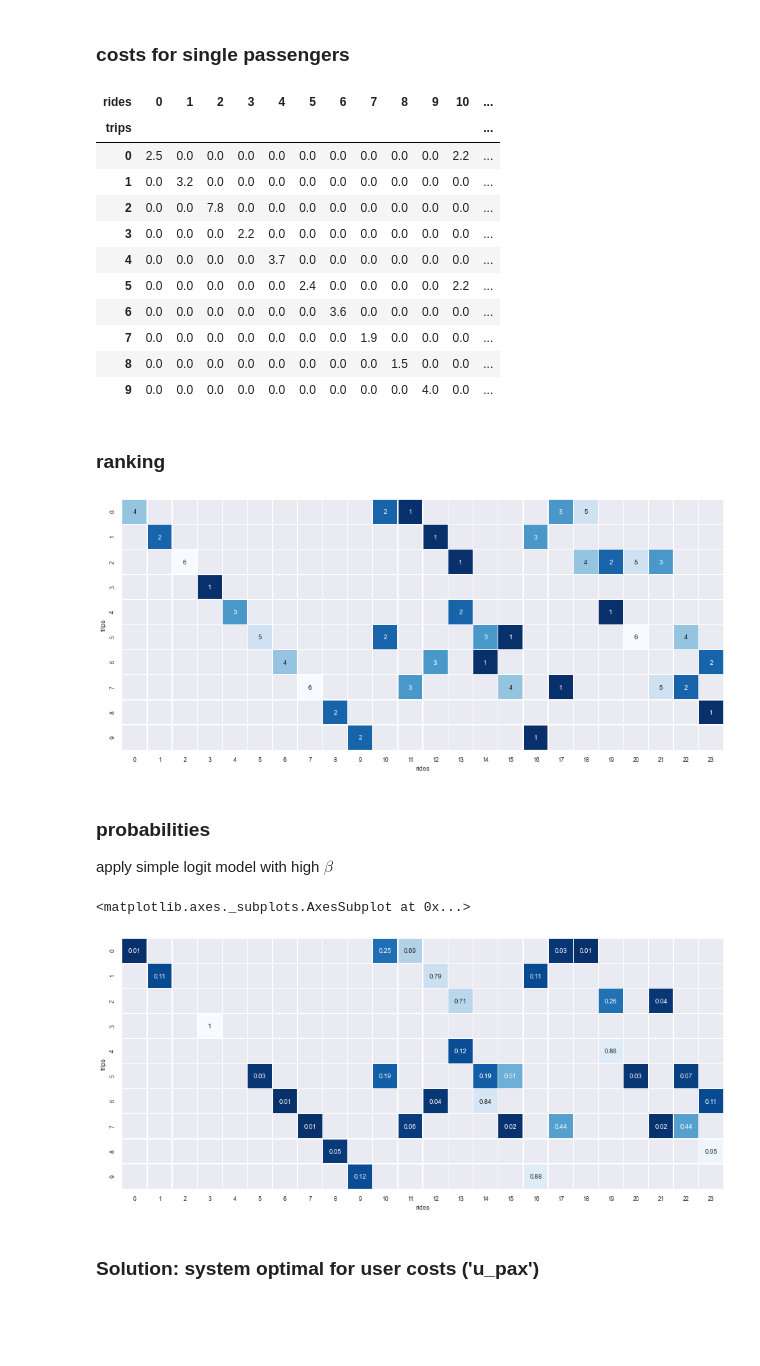
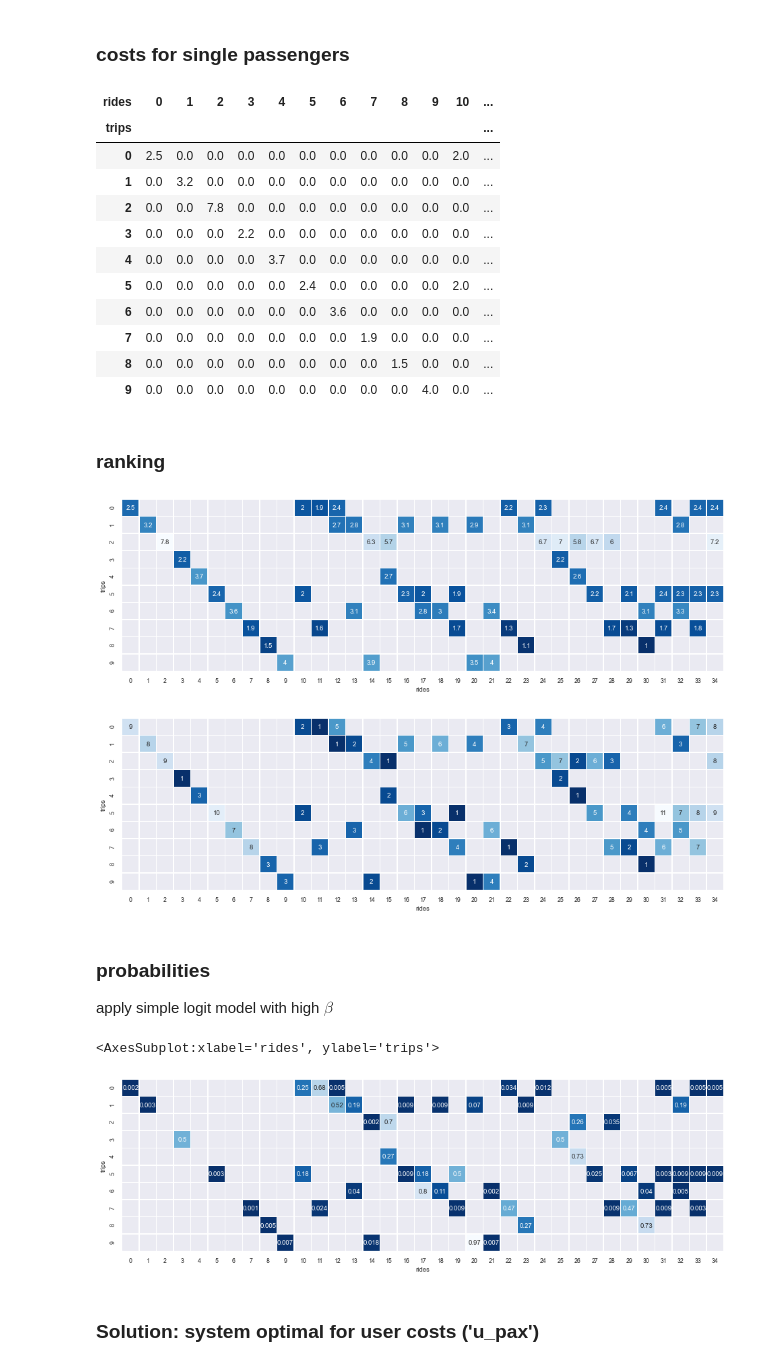
Before and after one commit to RafalKucharskiPK/ExMAS, a Jupyter notebook: ExMAS/spinoffs/game/toy.ipynb, the cells around one changed output. Saved outputs shown, nothing was run; the diff lists cells and outputs as text; code cells hidden in the pictures; blank space fills up the shorter version.

```diff
--- a/ExMAS/spinoffs/game/toy.ipynb
+++ b/ExMAS/spinoffs/game/toy.ipynb
@@ -43,6 +40,7 @@ params.matching_obj = 'u_pax'
 inData = ExMAS.utils.load_G(inData, params, stats=True)  # download the graph
 inData.requests = ExMAS.utils.load_requests('ExMAS/spinoffs/game/toy.csv')
 # %%
+params.shared_discount = 0.5
 inData = ExMAS.main(inData, params, plot = False)
 KPIs = inData.sblts.res.to_frame('u_pax')
 # %% [markdown]
@@ -100,25 +98,32 @@ m_user_costs
 # %% [output]
 | rides | 0 | 1 | 2 | 3 | 4 | 5 | 6 | 7 | 8 | 9 | 10 | ... |
 | trips |  |  |  |  |  |  |  |  |  |  |  | ... |
-| 0 | 2.5 | 0.0 | 0.0 | 0.0 | 0.0 | 0.0 | 0.0 | 0.0 | 0.0 | 0.0 | 2.2 | ... |
+| 0 | 2.5 | 0.0 | 0.0 | 0.0 | 0.0 | 0.0 | 0.0 | 0.0 | 0.0 | 0.0 | 2.0 | ... |
 | 1 | 0.0 | 3.2 | 0.0 | 0.0 | 0.0 | 0.0 | 0.0 | 0.0 | 0.0 | 0.0 | 0.0 | ... |
 | 2 | 0.0 | 0.0 | 7.8 | 0.0 | 0.0 | 0.0 | 0.0 | 0.0 | 0.0 | 0.0 | 0.0 | ... |
 | 3 | 0.0 | 0.0 | 0.0 | 2.2 | 0.0 | 0.0 | 0.0 | 0.0 | 0.0 | 0.0 | 0.0 | ... |
 | 4 | 0.0 | 0.0 | 0.0 | 0.0 | 3.7 | 0.0 | 0.0 | 0.0 | 0.0 | 0.0 | 0.0 | ... |
-| 5 | 0.0 | 0.0 | 0.0 | 0.0 | 0.0 | 2.4 | 0.0 | 0.0 | 0.0 | 0.0 | 2.2 | ... |
+| 5 | 0.0 | 0.0 | 0.0 | 0.0 | 0.0 | 2.4 | 0.0 | 0.0 | 0.0 | 0.0 | 2.0 | ... |
 | 6 | 0.0 | 0.0 | 0.0 | 0.0 | 0.0 | 0.0 | 3.6 | 0.0 | 0.0 | 0.0 | 0.0 | ... |
 | 7 | 0.0 | 0.0 | 0.0 | 0.0 | 0.0 | 0.0 | 0.0 | 1.9 | 0.0 | 0.0 | 0.0 | ... |
 | 8 | 0.0 | 0.0 | 0.0 | 0.0 | 0.0 | 0.0 | 0.0 | 0.0 | 1.5 | 0.0 | 0.0 | ... |
 | 9 | 0.0 | 0.0 | 0.0 | 0.0 | 0.0 | 0.0 | 0.0 | 0.0 | 0.0 | 4.0 | 0.0 | ... |
 # %% [markdown]
 ### ranking
+# %%
+m_user_costs = m_user_costs.replace(0, np.nan)
+sns.set(font_scale=0.8)
+fig, ax = plt.subplots(figsize = (16,16))
+_ = sns.heatmap(m_user_costs, annot=True, mask = m_user_costs == np.nan , cbar = False, ax = ax, square = True, cmap = 'Blues_r', linewidths=.5)
+# %% [output]
+[figure, added]
 # %%
 ranking = m_user_costs.replace(0, np.nan).rank(1, ascending = True, method = 'first')
 sns.set(font_scale=0.8)
 fig, ax = plt.subplots(figsize = (16,16))
 _ = sns.heatmap(ranking, annot=True, mask = m_user_costs == np.nan , cbar = False, ax = ax, square = True, cmap = 'Blues_r', linewidths=.5)
 # %% [output]
-[figure, old version]
+[figure, new version]
 # %% [markdown]
 ### probabilities
 
@@ -126,14 +131,14 @@ apply simple logit model with high $\beta$
 # %%
 beta = -10 # behavioural parameter
 
 probs = m_user_costs.replace(0,np.inf) # set rides without this pax to inf
 probs = probs.applymap(lambda x: math.exp(beta*x))  # calculate exp to MNL
-probs = probs.div(probs.sum(axis=1), axis =0).round(2) # divide by sum of utilities
+probs = probs.div(probs.sum(axis=1), axis =0).round(3) # divide by sum of utilities
 fig, ax = plt.subplots(figsize = (16,16))
 sns.heatmap(probs, annot=True, mask = probs == 0 , cbar = False, ax = ax, square = True, cmap = 'Blues_r', linewidths=.5)
 # %% [output]
-<matplotlib.axes._subplots.AxesSubplot at 0x...>
+<AxesSubplot:xlabel='rides', ylabel='trips'>
-[figure, old version]
+[figure, new version]
 # %% [markdown]
 ### Solution: system optimal for user costs ('u_pax')
 # %%
```
Also changed, not shown: parts of 6 cells of this notebook, 1 other file.
